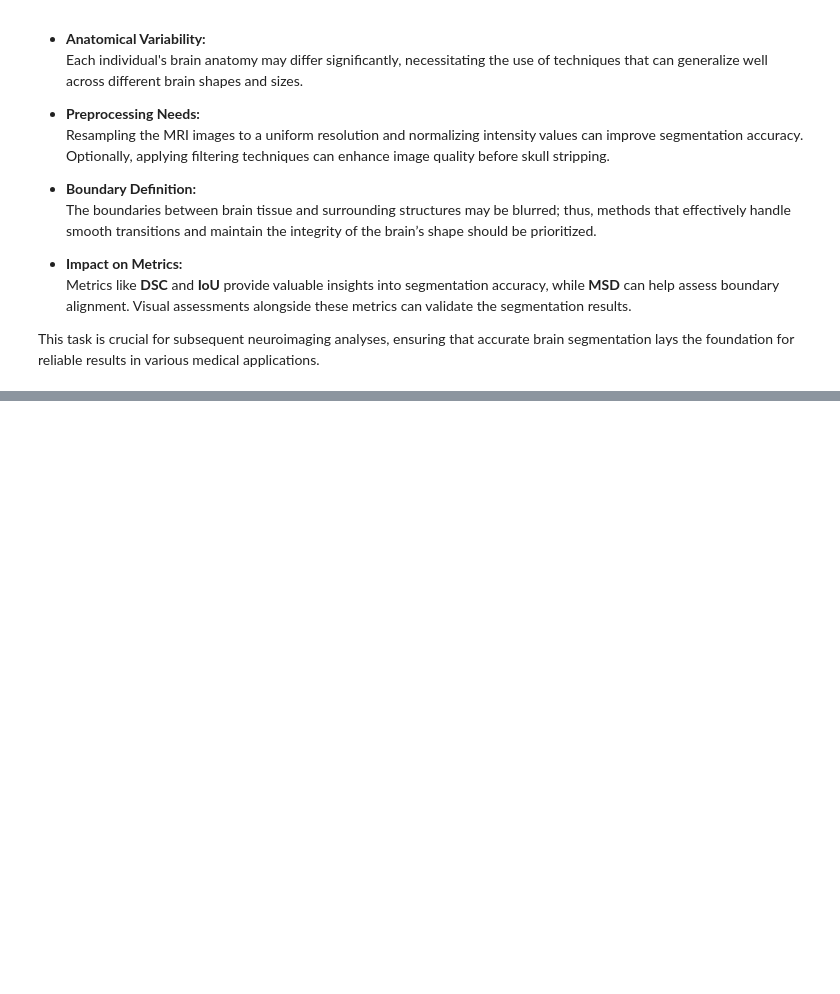
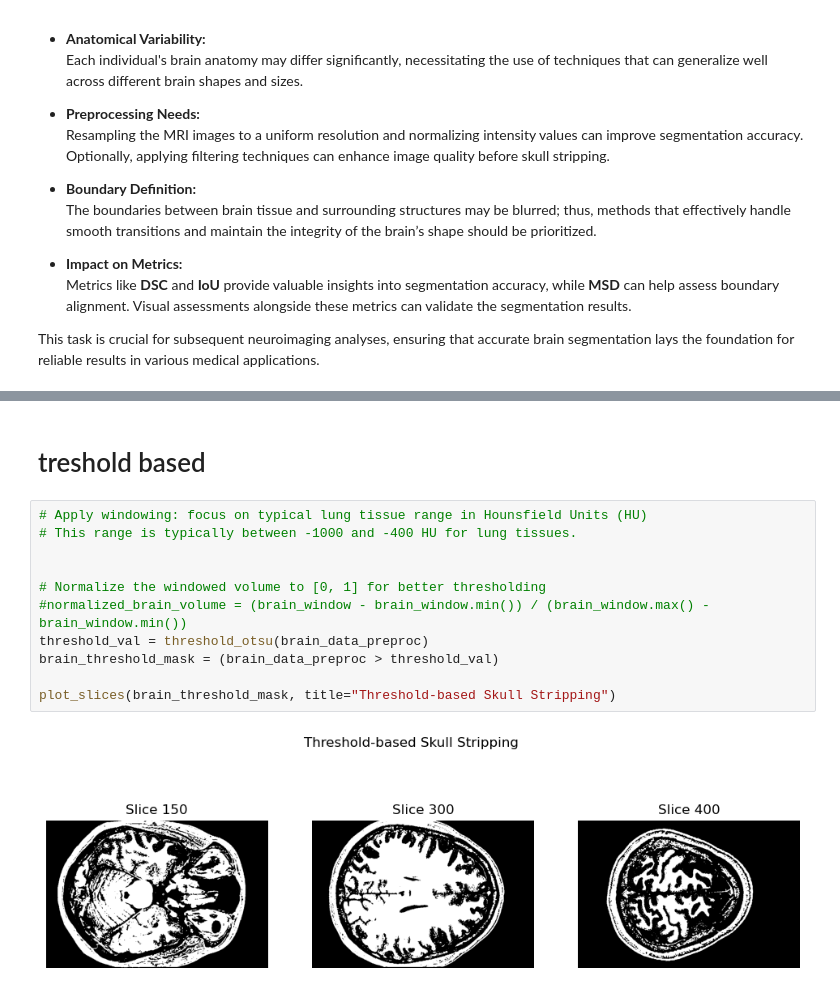
Before and after one commit to lechaudepierre/INFO-H500, a Jupyter notebook: TP5- Medical Image Segmentation/TP5_Medical_Image_Segmentation(solved).ipynb, the cells around one changed output, grey strips where cells are left out. Saved outputs shown, nothing was run; the diff lists cells and outputs as text; blank space fills up the shorter version.

```diff
--- a/TP5- Medical Image Segmentation/TP5_Medical_Image_Segmentation(solved).ipynb
+++ b/TP5- Medical Image Segmentation/TP5_Medical_Image_Segmentation(solved).ipynb
@@ -439,0 +632,15 @@ This task is crucial for subsequent neuroimaging analyses, ensuring that accurat
+# %% [markdown]
+# treshold based
+# %%
+# Apply windowing: focus on typical lung tissue range in Hounsfield Units (HU)
+# This range is typically between -1000 and -400 HU for lung tissues.
+
+
+# Normalize the windowed volume to [0, 1] for better thresholding
+#normalized_brain_volume = (brain_window - brain_window.min()) / (brain_window.max() - brain_window.min())
+threshold_val = threshold_otsu(brain_data_preproc)
+brain_threshold_mask = (brain_data_preproc > threshold_val)
+
+plot_slices(brain_threshold_mask, title="Threshold-based Skull Stripping")
+# %% [output]
+[figure, added]
```
Also changed, not shown: parts of 24 cells of this notebook.
